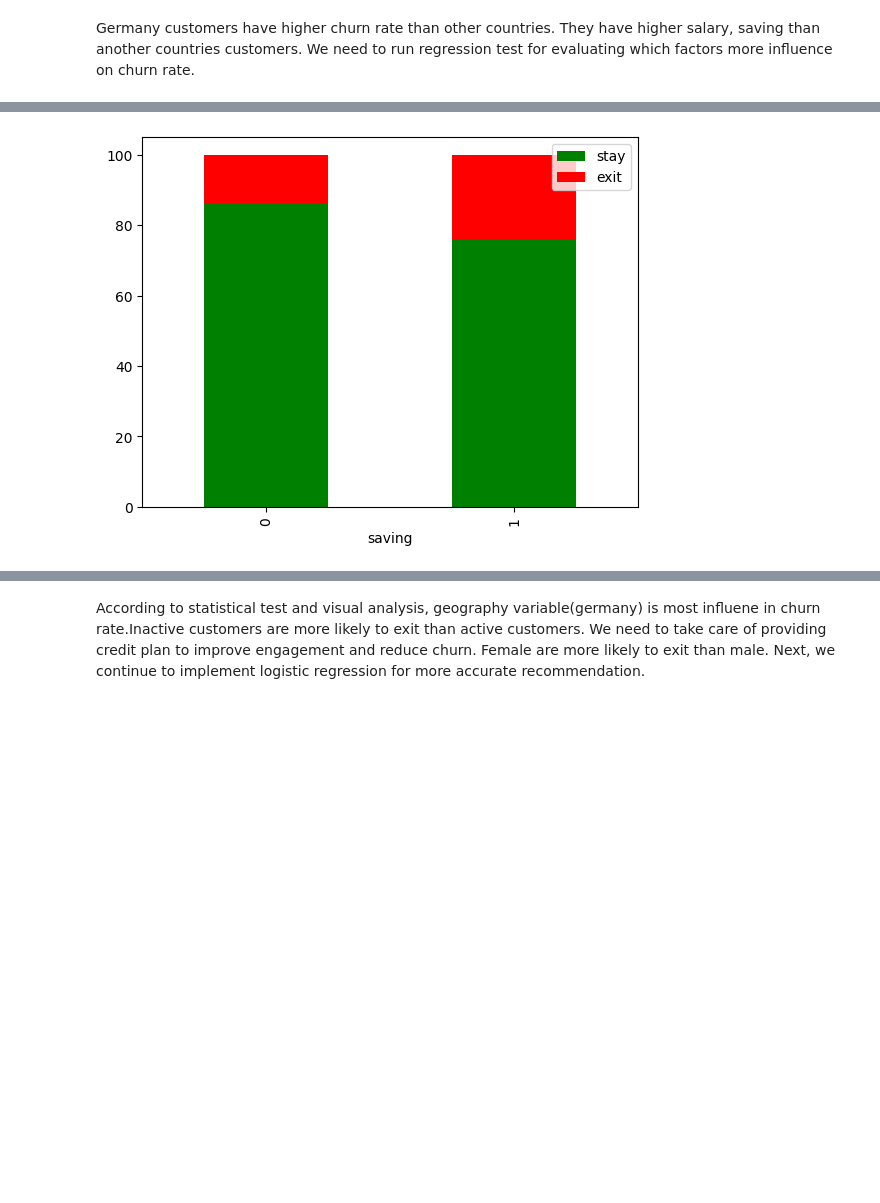
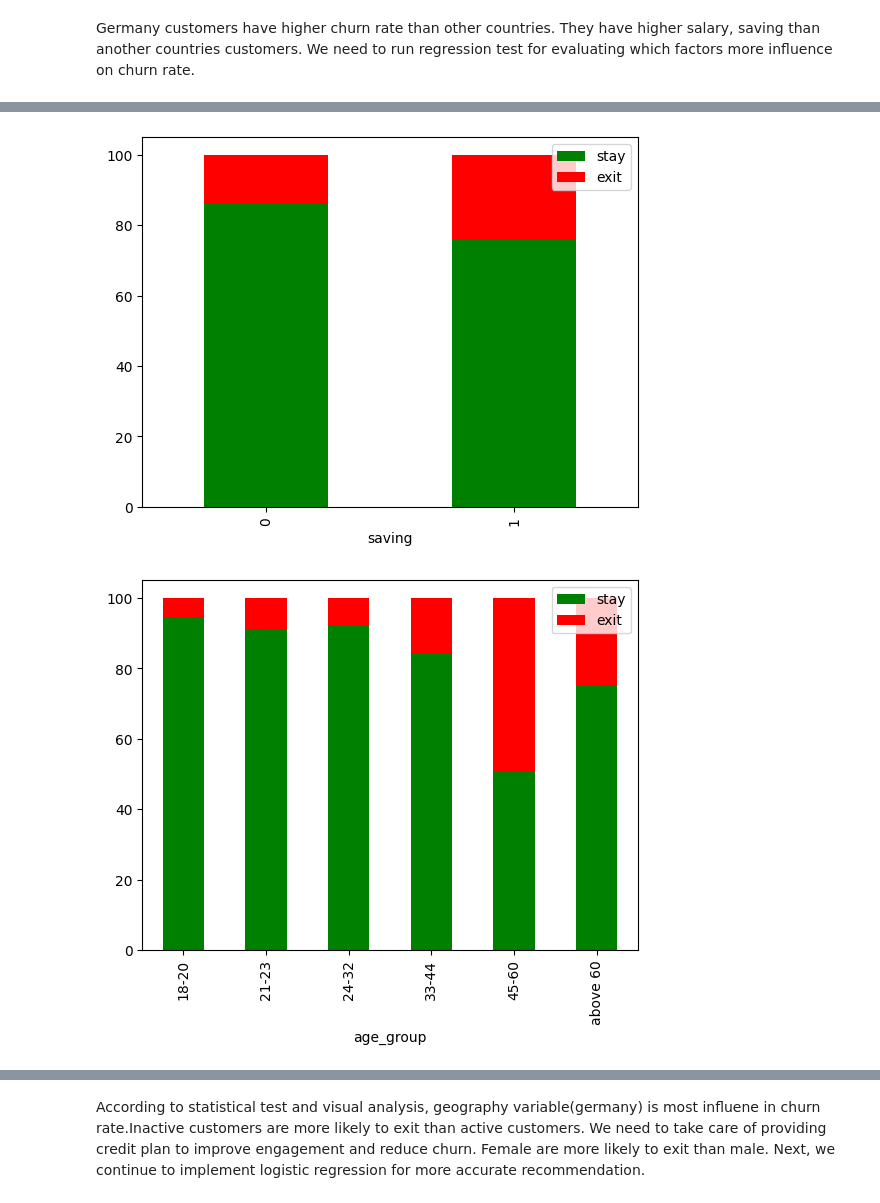
Before and after one commit to shwezin-coder/Bank-Churn-Customer, a Jupyter notebook: bank_churn_analysis.ipynb, the cells around one changed output, grey strips where cells are left out. Saved outputs shown, nothing was run; the diff lists cells and outputs as text; code cells hidden in the pictures; blank space fills up the shorter version.

```diff
--- a/bank_churn_analysis.ipynb
+++ b/bank_churn_analysis.ipynb
@@ -860,15 +860,16 @@ saving_customer_df.groupby('geography').describe().T.style.set_sticky()
 # %% [markdown]
 Germany customers have higher churn rate than other countries. They have higher salary, saving than another countries customers. We need to run regression test for evaluating which factors more influence on churn rate.
 # %%
-churn_categorical_columns = ['gender','geography','isactivemember','saving']
+churn_categorical_columns = ['gender','geography','isactivemember','saving','age_group','numofproducts','saving_group']
 
 for col in churn_categorical_columns:
     ct = pd.crosstab(bank_account_df[col],bank_account_df['exited'],normalize='index') *100
     ct.plot(kind='bar',stacked=True,color=['green','red'])
     plt.legend(loc='upper right',labels=['stay','exit'])
     plt.show()
 # %% [output]
 [figure]
 [figure]
 [figure]
 [figure]
+[figure, added]
```
Also changed, not shown: parts of 24 cells of this notebook.
